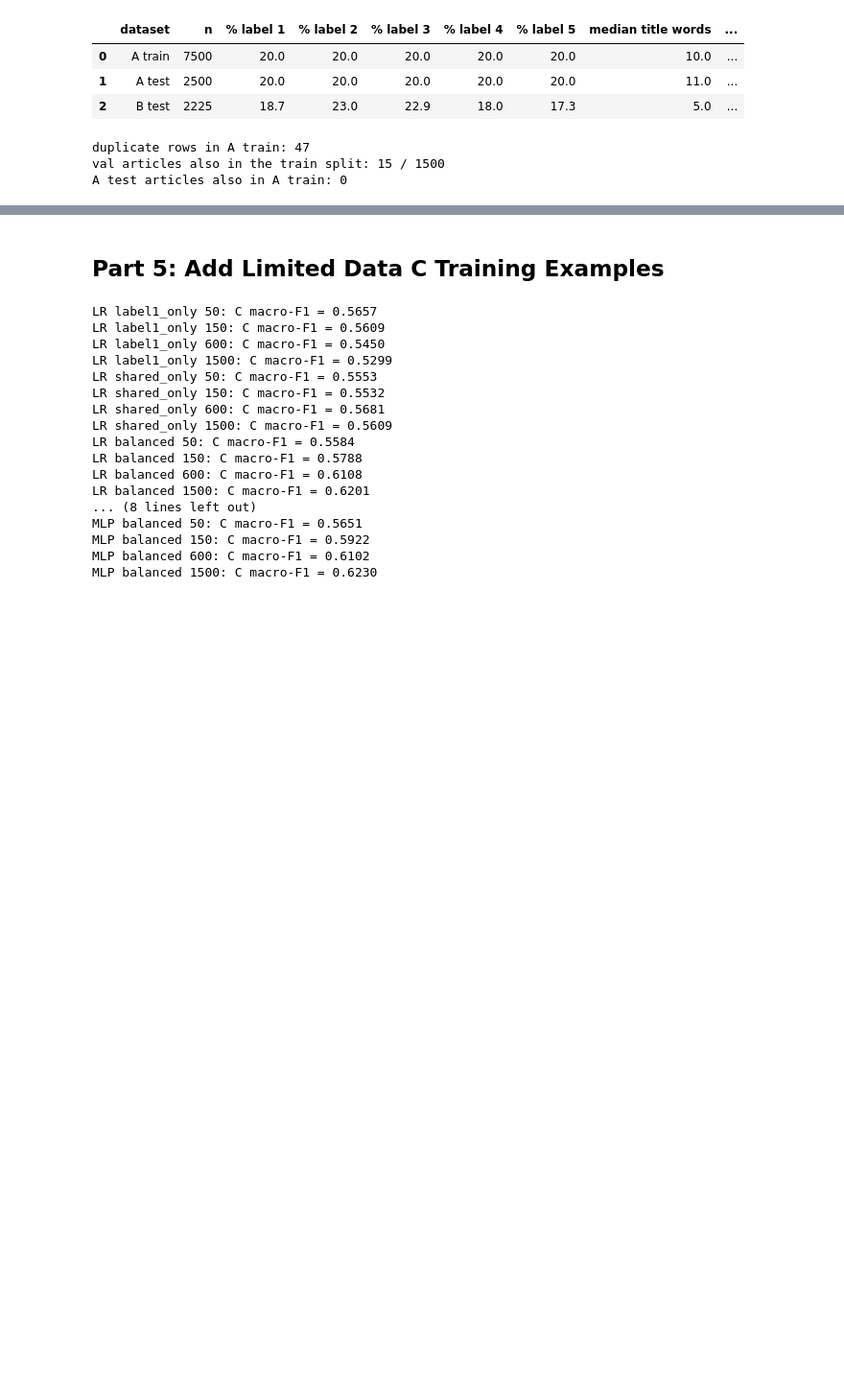
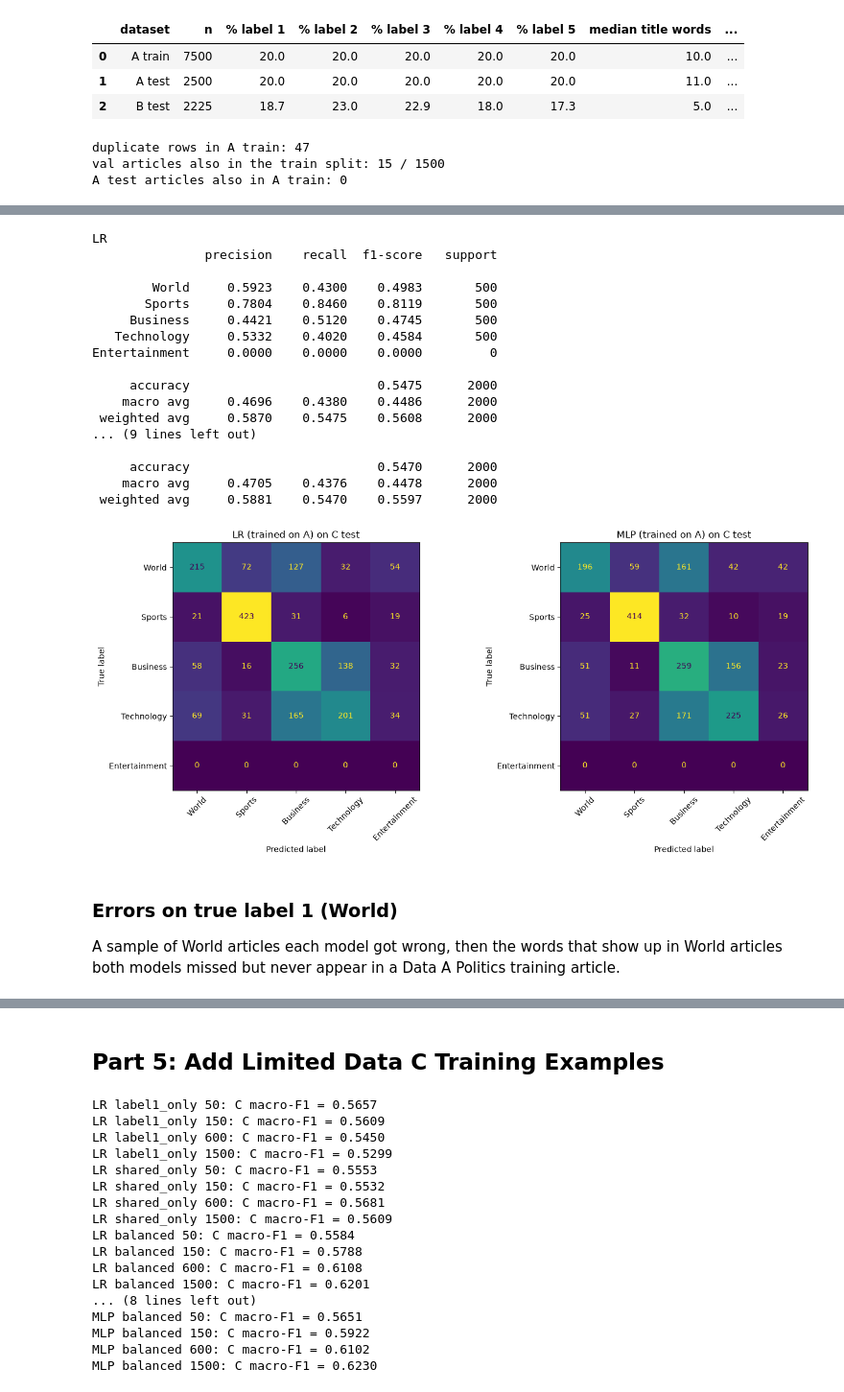
Before and after one commit to hotbox-works/News-Classification-Project, a Jupyter notebook: project1_aif.ipynb, the cells around one changed output, grey strips where cells are left out. Shown at 96% size. Saved outputs shown, nothing was run; the diff lists cells and outputs as text; code cells hidden in the pictures; blank space fills up the shorter version.

Commit message:
Updated Part 4 code

```diff
--- a/project1_aif.ipynb
+++ b/project1_aif.ipynb
@@ -1240,0 +1102,26 @@ MLP reference: setting=mlp_dropout, epochs=8, seed=0, train size=6000
+# %%
+from sklearn.metrics import precision_score, recall_score
+
+shared = (c_test_labels >= 2) & (c_test_labels <= 4)   # true label is 2, 3 or 4
+is_world = c_test_labels == 1                          # true label is 1 (World)
+
+rows = []
+for name, pred in part4_predictions.items():
+    rows.append({
+        "model": name,
+        "shared accuracy (2-4)": accuracy_score(c_test_labels[shared], pred[shared]),
+        "shared macro-F1 (2-4)": f1_score(c_test_labels[shared], pred[shared], labels=[2, 3, 4], average="macro"),
+        "label 1 precision": precision_score(is_world, pred == 1),
+        "label 1 recall": recall_score(is_world, pred == 1),
+        "label 1 F1": f1_score(is_world, pred == 1),
+        "% predicted label 5": 100 * np.mean(pred == 5),
+    })
+display(pd.DataFrame(rows).round(4))
+
+world_counts = pd.DataFrame(index=[1, 2, 3, 4, 5])
+for name, pred in part4_predictions.items():
+    world_counts[name] = pd.Series(pred[is_world]).value_counts()
+world_counts = world_counts.fillna(0).astype(int)
+world_counts.index.name = "predicted label"
+print("Predictions for the true World (label 1) articles:")
+display(world_counts)
@@ -1240,0 +1140,37 @@ MLP reference: setting=mlp_dropout, epochs=8, seed=0, train size=6000
+# %%
+# full per-class report and confusion matrix for each model
+# Data C has no label 5, so the Entertainment row should be all zeros
+c_names = ["World", "Sports", "Business", "Technology", "Entertainment"]
+
+fig, axes = plt.subplots(1, 2, figsize=(14, 6))
+for ax, (name, pred) in zip(axes, part4_predictions.items()):
+    print(name)
+    print(classification_report(c_test_labels, pred, labels=[1, 2, 3, 4, 5], target_names=c_names, digits=4, zero_division=0))
+
+    cm = confusion_matrix(c_test_labels, pred, labels=[1, 2, 3, 4, 5])
+    ConfusionMatrixDisplay(cm, display_labels=c_names).plot(ax=ax, colorbar=False, xticks_rotation=45)
+    ax.set_title(f"{name} (trained on A) on C test")
+plt.tight_layout()
+plt.show()
+# %% [output]
+LR
+               precision    recall  f1-score   support
+
+        World     0.5923    0.4300    0.4983       500
+       Sports     0.7804    0.8460    0.8119       500
+     Business     0.4421    0.5120    0.4745       500
+   Technology     0.5332    0.4020    0.4584       500
+Entertainment     0.0000    0.0000    0.0000         0
+
+     accuracy                         0.5475      2000
+    macro avg     0.4696    0.4380    0.4486      2000
+ weighted avg     0.5870    0.5475    0.5608      2000
+... (9 lines left out)
+
+     accuracy                         0.5470      2000
+    macro avg     0.4705    0.4376    0.4478      2000
+ weighted avg     0.5881    0.5470    0.5597      2000
+[figure, added]
+# %% [markdown]
+### Errors on true label 1 (World)
+A sample of World articles each model got wrong, then the words that show up in World articles both models missed but never appear in a Data A Politics training article.
```
Also changed, not shown: parts of 23 cells of this notebook.
